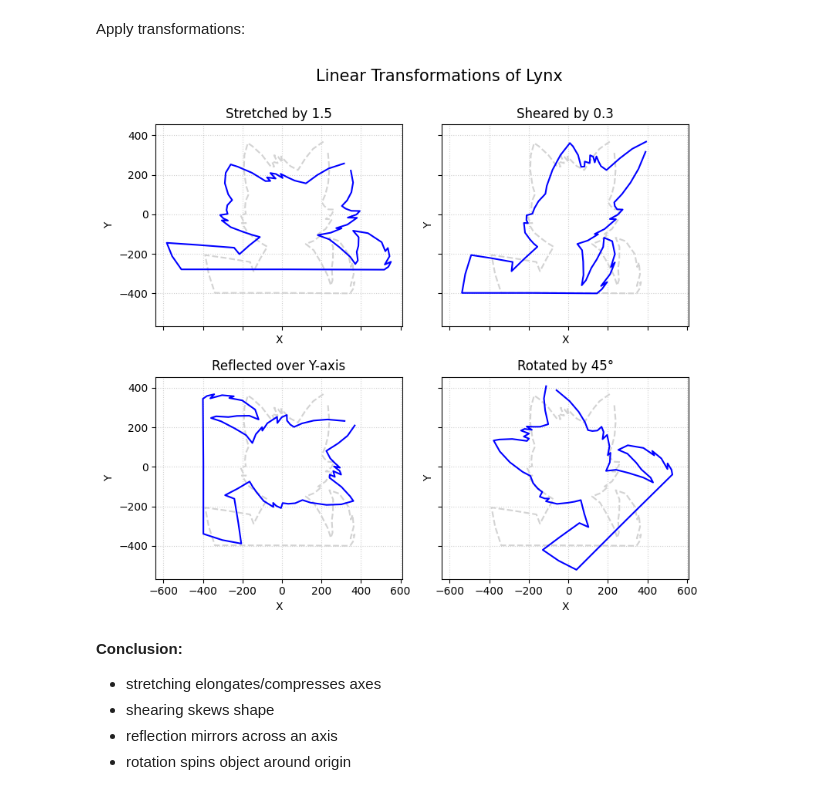
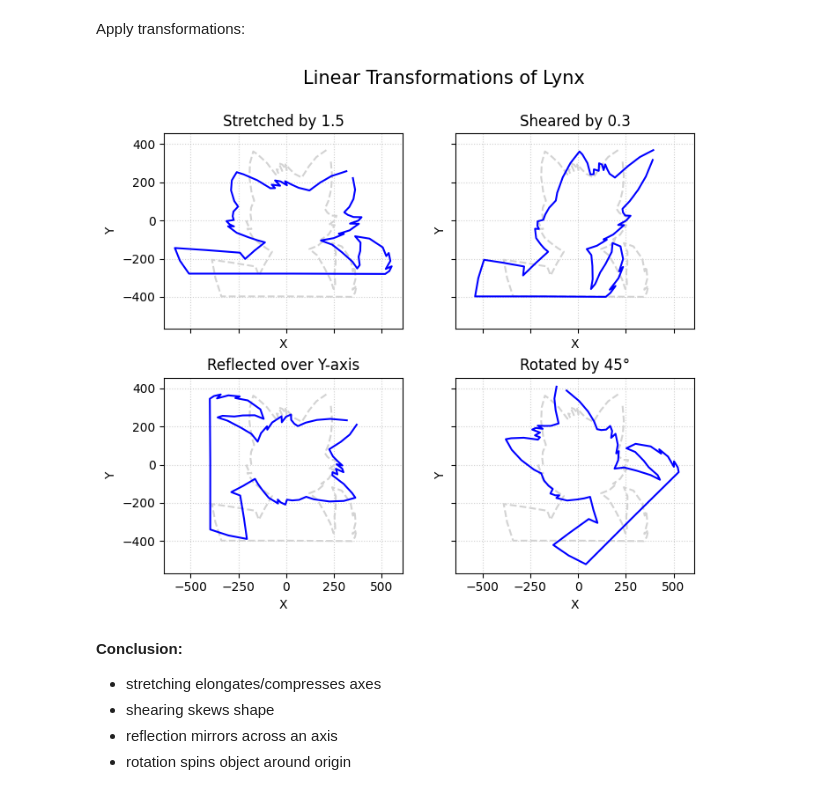
Before and after one commit to tmazko/Python_Labs_Applied_LA, a Jupyter notebook: Lab_1/ALA_Lab1_LT.ipynb, the cells around one changed output. Saved outputs shown, nothing was run; the diff lists cells and outputs as text; code cells hidden in the pictures.

```diff
--- a/Lab_1/ALA_Lab1_LT.ipynb
+++ b/Lab_1/ALA_Lab1_LT.ipynb
@@ -62,7 +62,7 @@ reflected_lynx=reflection_coords(lynx, 1,1)
 rotated_lynx=rotation_coords(lynx, np.pi/4)
 # %%
 
-fig, axes = plt.subplots(2, 2, figsize=(10,8), sharex=True, sharey=True)
+fig, axes = plt.subplots(2, 2, figsize=(9,7), sharex=True, sharey=True)
 
 # --- Stretched ---
 axes[0, 0].plot(lynx[:, 0], lynx[:, 1], color='lightgray', linestyle='--', label='Original lynx')
@@ -79,34 +79,34 @@ axes[0, 1].set_aspect('equal')
 axes[0, 1].grid(True, linestyle=':', alpha=0.6)
 
 # --- Reflected ---
 axes[1, 0].plot(lynx[:, 0], lynx[:, 1], color='lightgray', linestyle='--', label='Original lynx')
 axes[1, 0].plot(reflected_lynx[:, 0], reflected_lynx[:, 1], color='blue', label='Reflected lynx')
 axes[1, 0].set_title('Reflected over Y-axis')
 axes[1, 0].set_aspect('equal')
 axes[1, 0].grid(True, linestyle=':', alpha=0.6)
 
 # --- Rotated ---
 axes[1, 1].plot(lynx[:, 0], lynx[:, 1], color='lightgray', linestyle='--', label='Original lynx')
 axes[1, 1].plot(rotated_lynx[:, 0], rotated_lynx[:, 1], color='blue', label='Rotated lynx')
 axes[1, 1].set_title('Rotated by 45°')
 axes[1, 1].set_aspect('equal')
 axes[1, 1].grid(True, linestyle=':', alpha=0.6)
 
 for ax in axes.flat:
     ax.set_xlabel('X')
     ax.set_ylabel('Y')
 
 plt.suptitle('Linear Transformations of Lynx', fontsize=15, y=0.9, x=0.45)  # зменшена відстань
 plt.rcParams.update({
     'font.size': 10,
     'axes.titlesize': 12,
 })
 
 plt.tight_layout(rect=[0, 0, 0.8, 0.9])
 plt.subplots_adjust(hspace=0.25)
 plt.show()
 # %% [output]
-[figure, old version]
+[figure, new version]
 # %% [markdown]
 **Conclusion:**
 * stretching elongates/compresses axes
```
Also changed, not shown: parts of 1 cell of this notebook.
